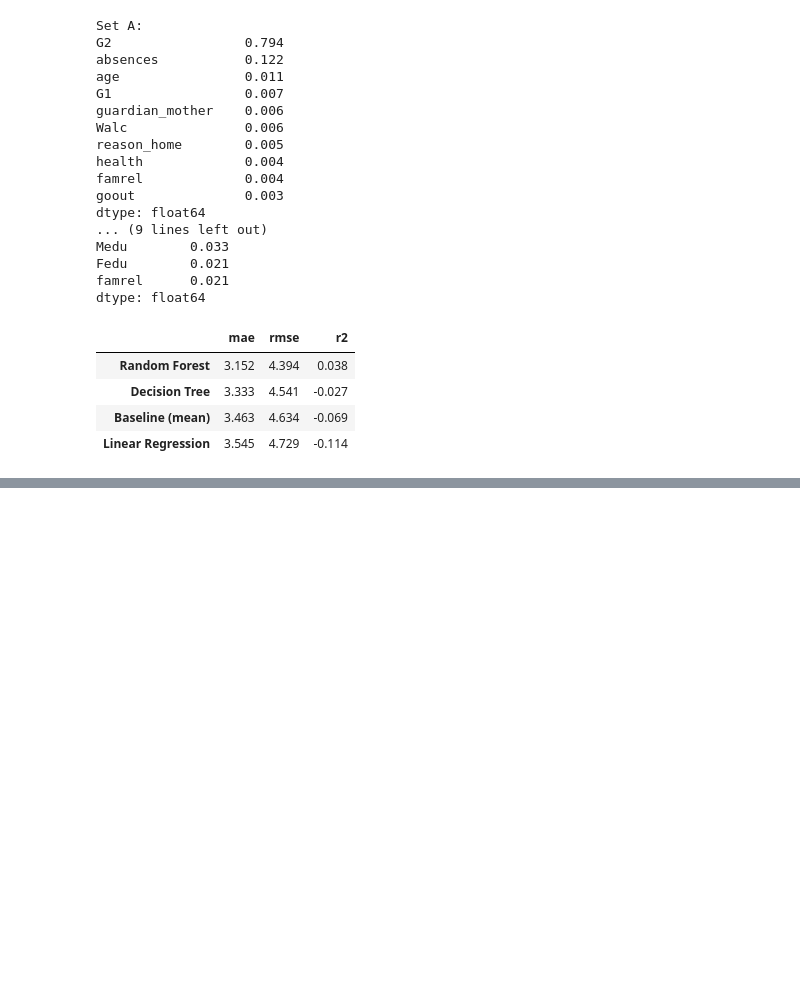
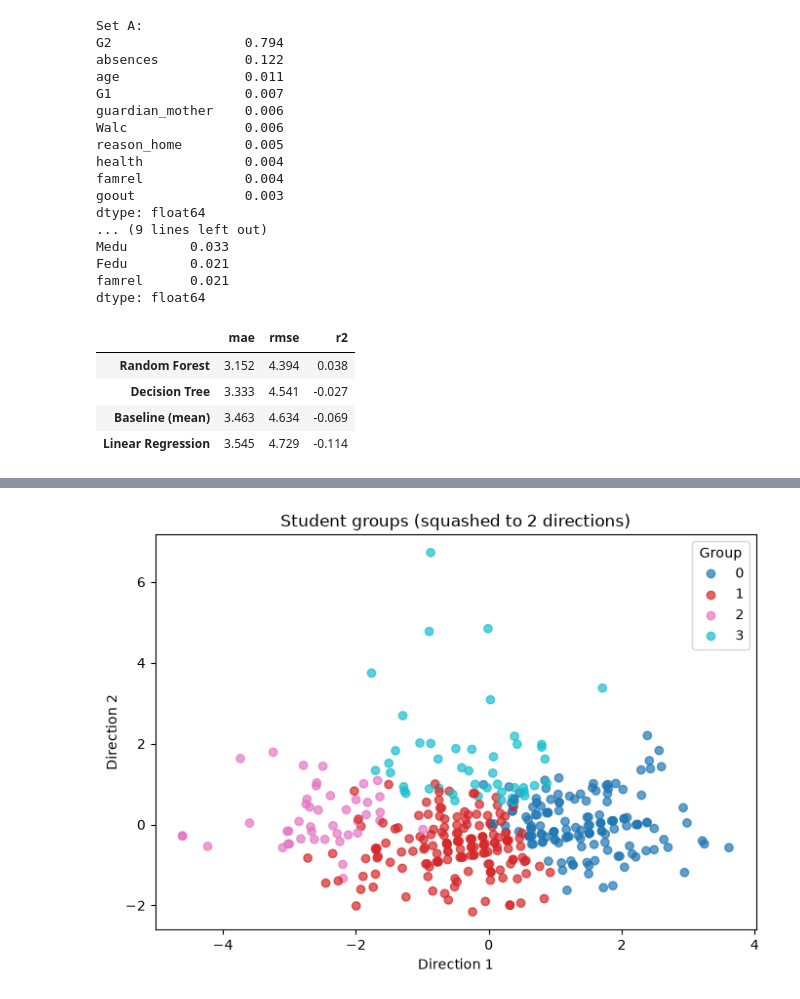
Before and after one commit to prajwal-sv/AI-Learning-Career-Assistant, a Jupyter notebook: notebooks/03_machine_learning.ipynb, the cells around one changed output, grey strips where cells are left out. Drawn from its saved outputs; the diff is of its cells as text; code cells hidden in the pictures; blank space fills up the shorter version.

```diff
--- a/notebooks/03_machine_learning.ipynb
+++ b/notebooks/03_machine_learning.ipynb
@@ -160,0 +189,4 @@ evaluate.compare_models(models_no_zero, X_test_B, test_data["G3"], "regression")
+# %%
+model, labels = clustering.run_kmeans(scaled_data, n_clusters, random_state)
+group_summary = clustering.describe_clusters(students, labels, cluster_columns, pass_mark)
+group_summary
@@ -160,0 +200,5 @@ evaluate.compare_models(models_no_zero, X_test_B, test_data["G3"], "regression")
+# %%
+fig = clustering.plot_clusters(scaled_data, labels)
+plt.show()
+# %% [output]
+[figure, added]
```
Also changed, not shown: parts of 5 cells of this notebook.
